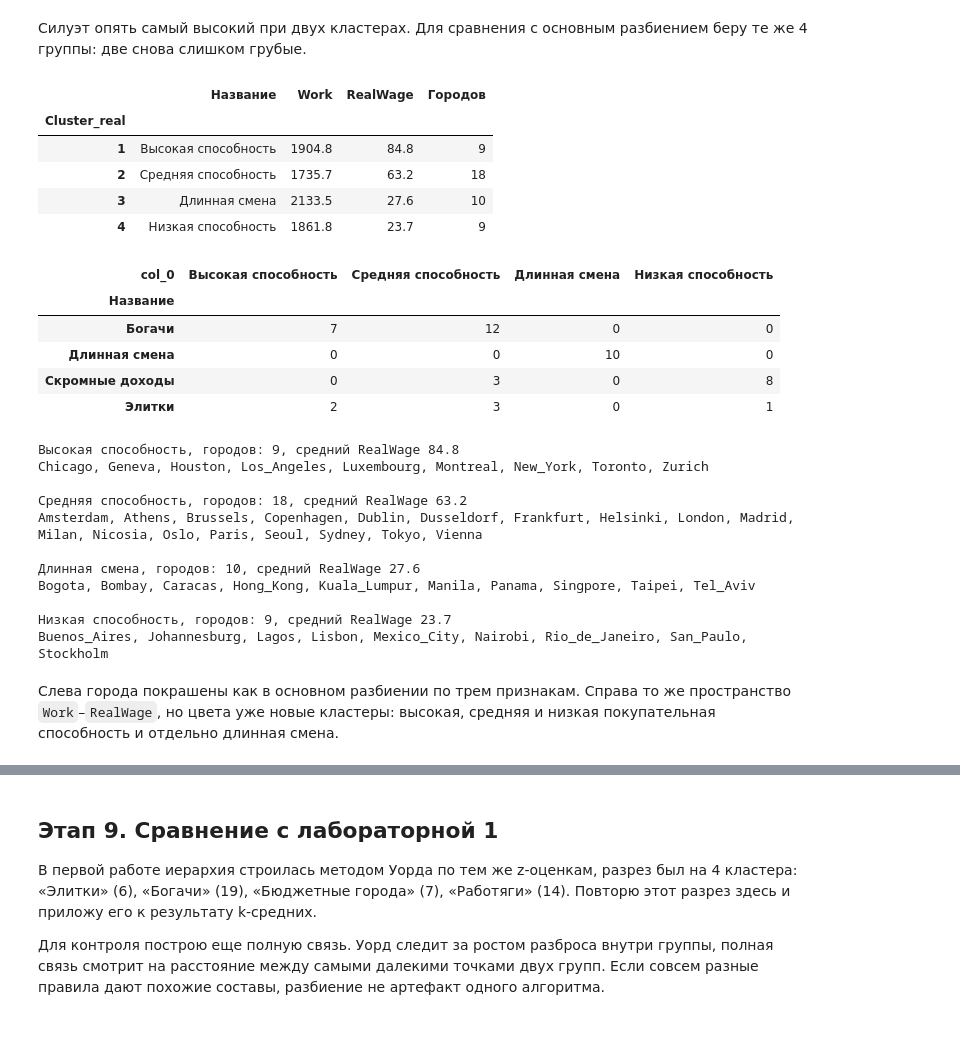
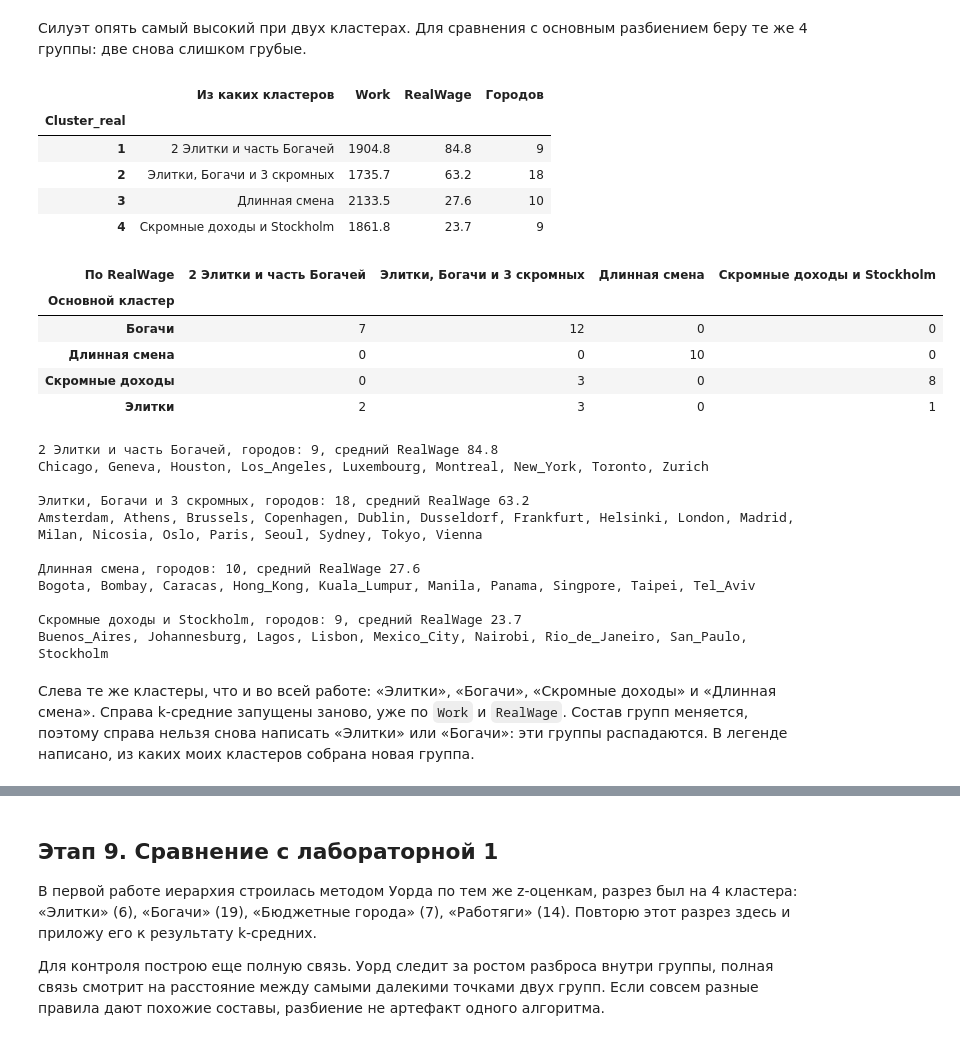
Before and after one commit to destorz11/Python-data-analysis, a Jupyter notebook: lab2_kmeans/notebooks/lab2_kmeans.ipynb, the cells around one changed output, grey strips where cells are left out. Cells and saved outputs as stored; diff of their text form; code cells hidden in the pictures.

```diff
--- a/lab2_kmeans/notebooks/lab2_kmeans.ipynb
+++ b/lab2_kmeans/notebooks/lab2_kmeans.ipynb
@@ -813,38 +813,38 @@ pd.Series(scores_real, index=range(2, 7), name='Silhouette').round(3).to_frame()
 Силуэт опять самый высокий при двух кластерах. Для сравнения с основным разбиением беру те же 4 группы: две снова слишком грубые.
 # %%
 real_names = {
-    1: 'Высокая способность',
-    2: 'Средняя способность',
+    1: '2 Элитки и часть Богачей',
+    2: 'Элитки, Богачи и 3 скромных',
     3: 'Длинная смена',
-    4: 'Низкая способность',
+    4: 'Скромные доходы и Stockholm',
 }
 
 real_labels = KMeans(n_clusters=4, init='k-means++', n_init=50, random_state=0).fit(X_real).labels_
 real_labels = pd.Series(real_labels, index=df_clusters.index)
 order = df_clusters.groupby(real_labels)['RealWage'].mean().sort_values(ascending=False).index
 df_clusters['Cluster_real'] = real_labels.map({old: new for new, old in enumerate(order, start=1)})
 df_clusters['RealWage_кластер'] = df_clusters['Cluster_real'].map(real_names)
 
 real_profile = df_clusters.groupby('Cluster_real')[['Work', 'RealWage']].mean().round(1)
 real_profile['Городов'] = df_clusters['Cluster_real'].value_counts()
-real_profile.insert(0, 'Название', real_profile.index.map(real_names))
+real_profile.insert(0, 'Из каких кластеров', real_profile.index.map(real_names))
 display(real_profile)
 
 named = pd.Categorical(
     df_clusters['RealWage_кластер'],
     categories=[real_names[i] for i in range(1, 5)],
     ordered=True,
 )
-pd.crosstab(df_clusters['Название'], named)
+pd.crosstab(df_clusters['Название'], named, rownames=['Основной кластер'], colnames=['По RealWage'])
 # %% [output]
-|  | Название | Work | RealWage | Городов |
+|  | Из каких кластеров | Work | RealWage | Городов |
 | Cluster_real |  |  |  |  |
-| 1 | Высокая способность | 1904.8 | 84.8 | 9 |
-| 2 | Средняя способность | 1735.7 | 63.2 | 18 |
+| 1 | 2 Элитки и часть Богачей | 1904.8 | 84.8 | 9 |
+| 2 | Элитки, Богачи и 3 скромных | 1735.7 | 63.2 | 18 |
 | 3 | Длинная смена | 2133.5 | 27.6 | 10 |
-| 4 | Низкая способность | 1861.8 | 23.7 | 9 |
+| 4 | Скромные доходы и Stockholm | 1861.8 | 23.7 | 9 |
-| col_0 | Высокая способность | Средняя способность | Длинная смена | Низкая способность |
-| Название |  |  |  |  |
+| По RealWage | 2 Элитки и часть Богачей | Элитки, Богачи и 3 скромных | Длинная смена | Скромные доходы и Stockholm |
+| Основной кластер |  |  |  |  |
 | Богачи | 7 | 12 | 0 | 0 |
 | Длинная смена | 0 | 0 | 10 | 0 |
 | Скромные доходы | 0 | 3 | 0 | 8 |
@@ -856,17 +856,17 @@ for cluster in range(1, 5):
     print(', '.join(group.index))
     print()
 # %% [output]
-Высокая способность, городов: 9, средний RealWage 84.8
+2 Элитки и часть Богачей, городов: 9, средний RealWage 84.8
 Chicago, Geneva, Houston, Los_Angeles, Luxembourg, Montreal, New_York, Toronto, Zurich
 
-Средняя способность, городов: 18, средний RealWage 63.2
+Элитки, Богачи и 3 скромных, городов: 18, средний RealWage 63.2
 Amsterdam, Athens, Brussels, Copenhagen, Dublin, Dusseldorf, Frankfurt, Helsinki, London, Madrid, Milan, Nicosia, Oslo, Paris, Seoul, Sydney, Tokyo, Vienna
 
 Длинная смена, городов: 10, средний RealWage 27.6
 Bogota, Bombay, Caracas, Hong_Kong, Kuala_Lumpur, Manila, Panama, Singpore, Taipei, Tel_Aviv
 
-Низкая способность, городов: 9, средний RealWage 23.7
+Скромные доходы и Stockholm, городов: 9, средний RealWage 23.7
 Buenos_Aires, Johannesburg, Lagos, Lisbon, Mexico_City, Nairobi, Rio_de_Janeiro, San_Paulo, Stockholm
 # %% [markdown]
-Слева города покрашены как в основном разбиении по трем признакам. Справа то же пространство `Work`–`RealWage`, но цвета уже новые кластеры: высокая, средняя и низкая покупательная способность и отдельно длинная смена.
+Слева те же кластеры, что и во всей работе: «Элитки», «Богачи», «Скромные доходы» и «Длинная смена». Справа k-средние запущены заново, уже по `Work` и `RealWage`. Состав групп меняется, поэтому справа нельзя снова написать «Элитки» или «Богачи»: эти группы распадаются. В легенде написано, из каких моих кластеров собрана новая группа.
 # %%
```
Also changed, not shown: parts of 2 cells of this notebook.
